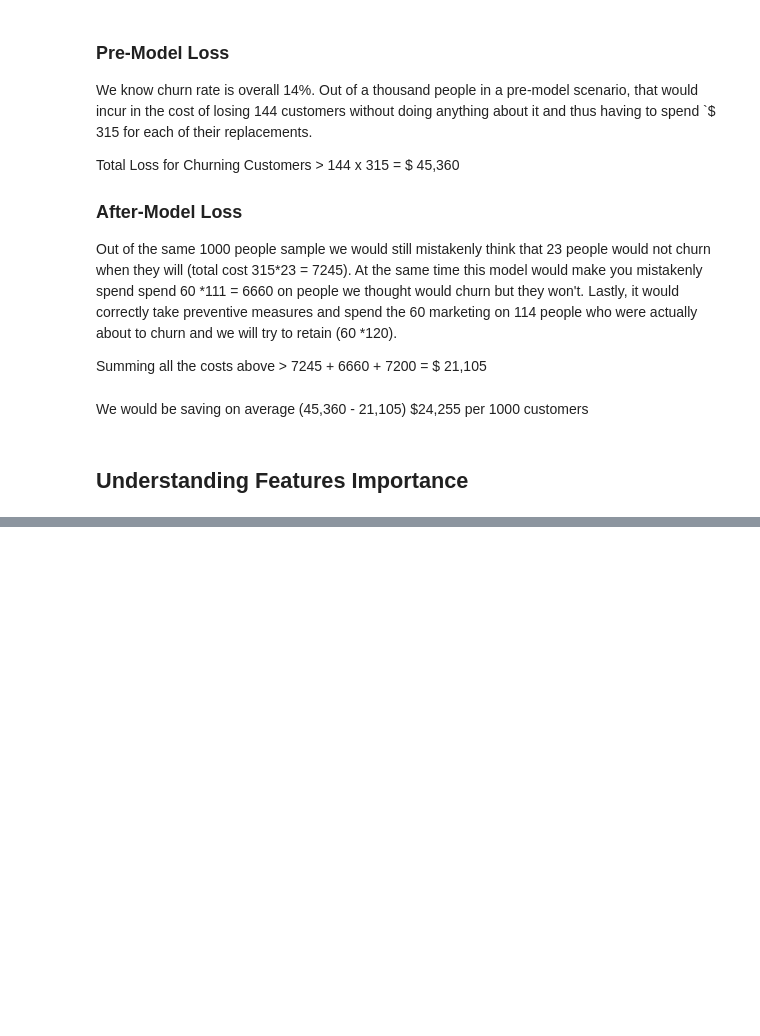
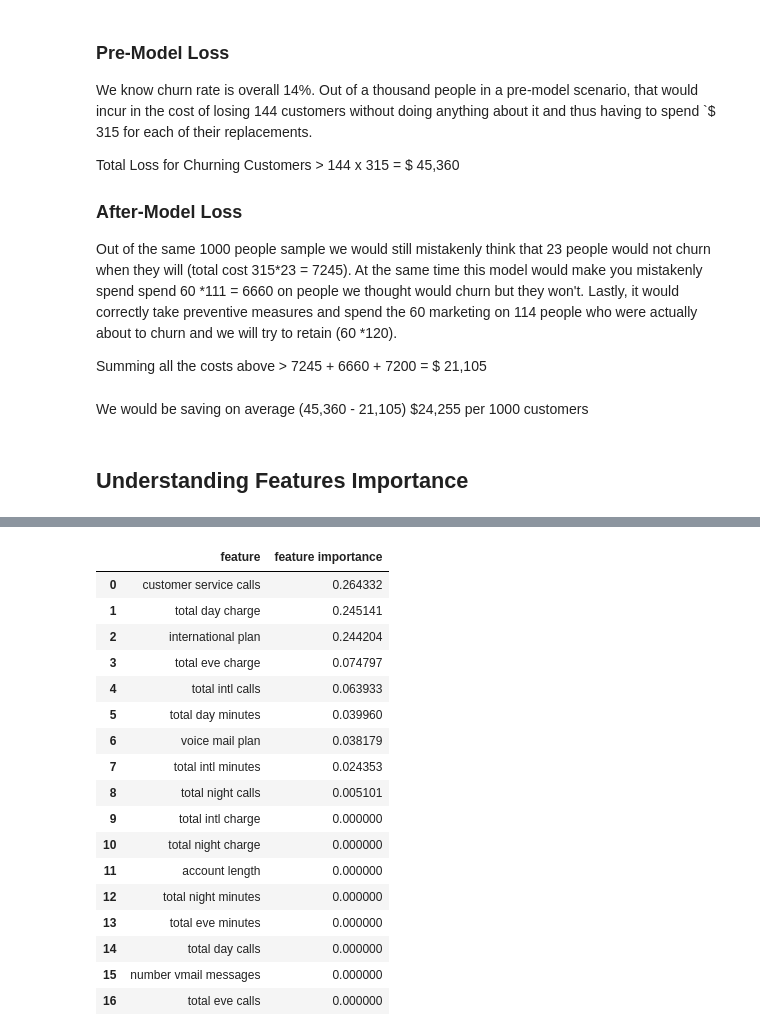
Before and after one commit to Terry1506/Phase-3-Project, a Jupyter notebook: index.ipynb, the cells around one changed output, grey strips where cells are left out. Saved outputs shown, nothing was run; the diff lists cells and outputs as text; code cells hidden in the pictures; blank space fills up the shorter version.

```diff
--- a/index.ipynb
+++ b/index.ipynb
@@ -852,0 +954,25 @@ We would be saving on average (45,360 - 21,105) $24,255 per 1000 customers
+# %%
+# creating a dataframe with feature names and importance combined
+mini_df_features = pd.concat([second_, df_feature_importance], axis = 1)
+ordered = mini_df_features.sort_values(by ='feature importance', ascending = False).reset_index()
+
+ordered.drop('index', axis =1)
+# %% [output]
+|  | feature | feature importance |
+| 0 | customer service calls | 0.264332 |
+| 1 | total day charge | 0.245141 |
+| 2 | international plan | 0.244204 |
+| 3 | total eve charge | 0.074797 |
+| 4 | total intl calls | 0.063933 |
+| 5 | total day minutes | 0.039960 |
+| 6 | voice mail plan | 0.038179 |
+| 7 | total intl minutes | 0.024353 |
+| 8 | total night calls | 0.005101 |
+| 9 | total intl charge | 0.000000 |
+| 10 | total night charge | 0.000000 |
+| 11 | account length | 0.000000 |
+| 12 | total night minutes | 0.000000 |
+| 13 | total eve minutes | 0.000000 |
+| 14 | total day calls | 0.000000 |
+| 15 | number vmail messages | 0.000000 |
+| 16 | total eve calls | 0.000000 |
```
Also changed, not shown: parts of 7 cells of this notebook.
